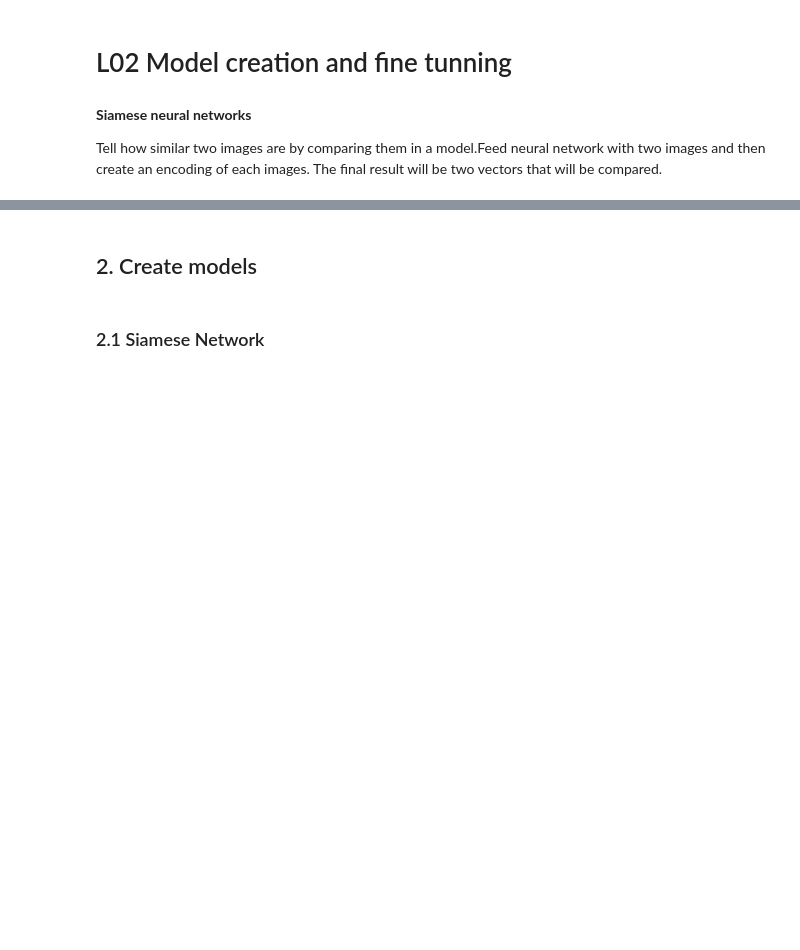
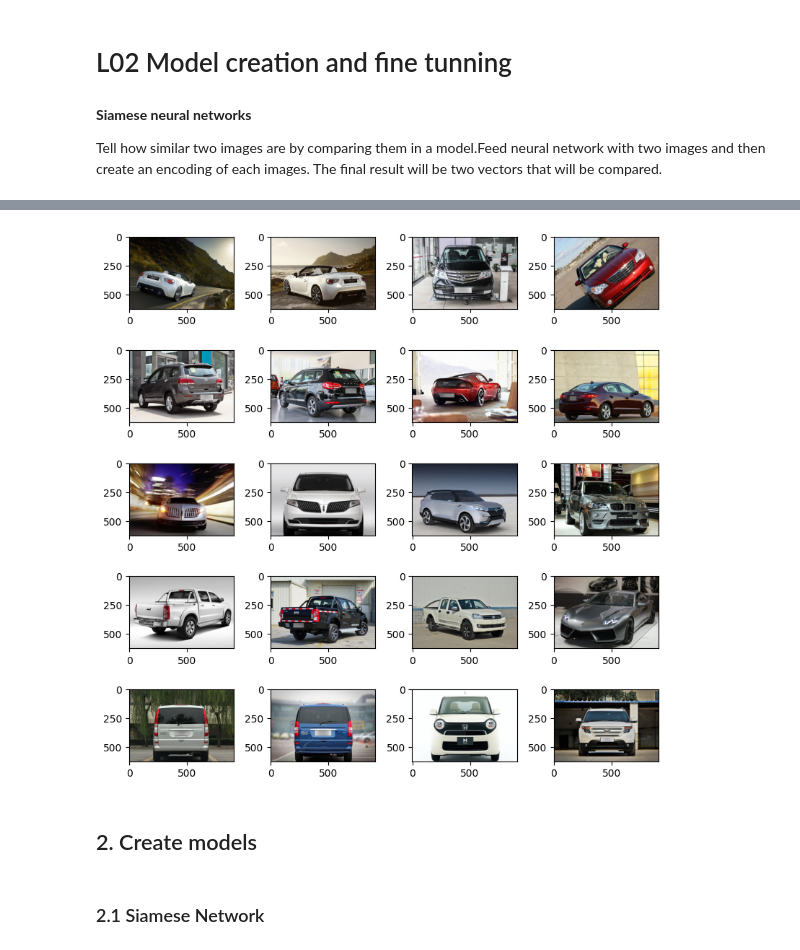
Before and after one commit to StefanoMeAn/Cars-classification-and-verification, a Jupyter notebook: L02_ModelCreation.ipynb, the cells around one changed output, grey strips where cells are left out. Saved outputs shown, nothing was run; the diff lists cells and outputs as text; code cells hidden in the pictures; blank space fills up the shorter version.

```diff
--- a/L02_ModelCreation.ipynb
+++ b/L02_ModelCreation.ipynb
@@ -12,0 +22,8 @@ import torch.nn.functional as F
+# %%
+# Define folder for data.
+DATASET = "./data/CompCars/data"
+PAIR_FOLDER = os.path.join(DATASET, "train_test_split/verification")
+PAIR_EASY = "verification_pairs_easy.txt"
+
+# Load sets of pairs.
+PAIRS_EASY = pd.read_csv(os.path.join(PAIR_FOLDER, PAIR_EASY),names = ["image1", "image2", "similarity"], sep = " ")
@@ -13,3 +54,29 @@ import torch.nn.functional as F
+# %%
+PATH_TO_IMAGE = os.path.join(DATASET, "image")
+nonsimilar_pairs = PAIRS_EASY[PAIRS_EASY["similarity"] == 0]
+similar_pairs = PAIRS_EASY[PAIRS_EASY["similarity"] == 1]
+
+n_samples = 5
+fig, axis = plt.subplots(n_samples, 4, figsize = (8,8))
+
+for idx in range(n_samples):
+    # Take a random number.
+    r_number = np.random.randint(0, 10000)
+    # Draw images with similarity 1
+    image_1 = os.path.join(PATH_TO_IMAGE, similar_pairs["image1"].iloc[r_number])
+    image_2 = os.path.join(PATH_TO_IMAGE, similar_pairs["image2"].iloc[r_number])
+    axis[idx,0].imshow(cv2.cvtColor(cv2.imread(image_1), cv2.COLOR_BGR2RGB))
+    axis[idx,1].imshow(cv2.cvtColor(cv2.imread(image_2), cv2.COLOR_BGR2RGB))
+
+    # Draw images with similarity 0
+    image_1n = os.path.join(PATH_TO_IMAGE, nonsimilar_pairs["image1"].iloc[r_number])
+    image_2n = os.path.join(PATH_TO_IMAGE, nonsimilar_pairs["image2"].iloc[r_number])
+    axis[idx,2].imshow(cv2.cvtColor(cv2.imread(image_1n), cv2.COLOR_BGR2RGB))
+    axis[idx,3].imshow(cv2.cvtColor(cv2.imread(image_2n), cv2.COLOR_BGR2RGB))
+
+plt.tight_layout()
+# %% [output]
+[figure, added]
 # %% [markdown]
 ## 2. Create models
 # %% [markdown]
```
Also changed, not shown: parts of 7 cells of this notebook, 1 other file.
